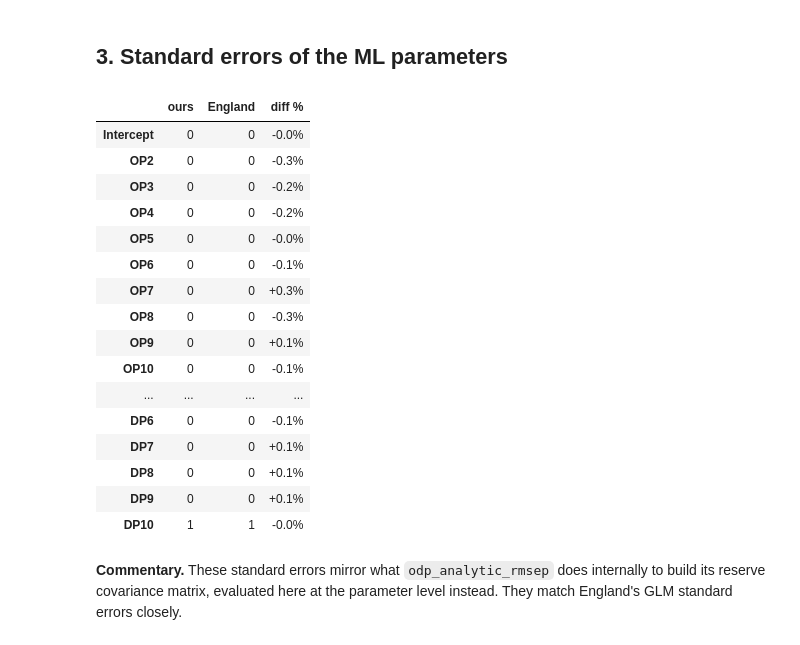
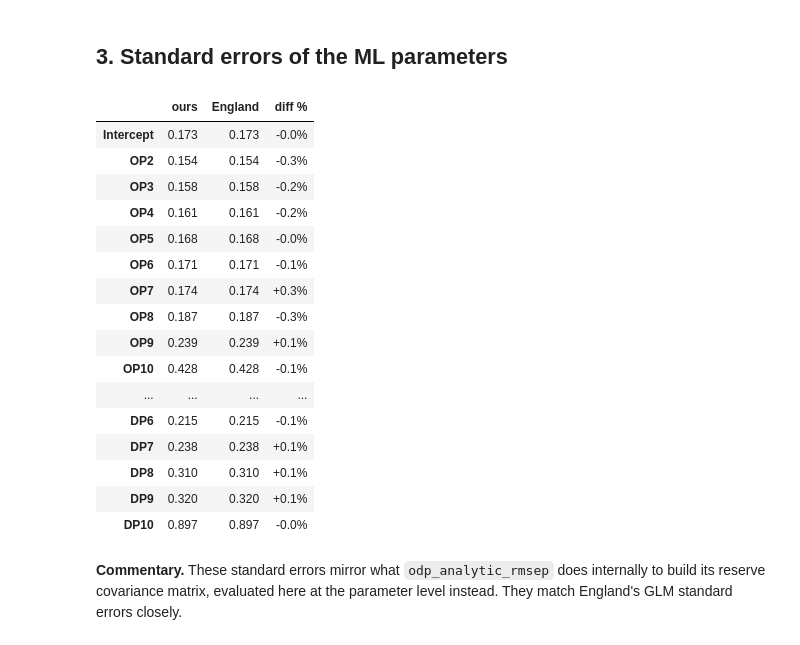
Before and after one commit to problemofpoints/bayesianchainladder, a Jupyter notebook: docs/notebooks/ev_2006_predictive_distributions.ipynb, the cells around one changed output. Cells and saved outputs as stored; diff of their text form; code cells hidden in the pictures.

```diff
--- a/docs/notebooks/ev_2006_predictive_distributions.ipynb
+++ b/docs/notebooks/ev_2006_predictive_distributions.ipynb
@@ -77,6 +77,7 @@ def compare(ours, england, labels=None):
 
 
 COMPARE_FMT = {"ours": "{:,.0f}", "England": "{:,.0f}", "diff %": "{:+.1f}%"}
+DECIMAL_FMT = {"ours": "{:,.3f}", "England": "{:,.3f}", "diff %": "{:+.1f}%"}
 # %% [markdown]
 ## 2. Maximum likelihood: ODP with constant scale
 # %%
@@ -164,37 +165,37 @@ Monte Carlo noise to explain any residual gap.
 # %%
 # `odp_analytic_rmsep` does not expose parameter standard errors on
 # `AnalyticResult`; these are the same ingredients its IRLS fit uses
 # internally (design matrix, fitted mean, scale), assembled here directly.
 cum, _, _ = cumulative_array(tri)
 incr = cumulative_to_incremental(cum)
 n_o, n_d = incr.shape
 X, i_all, j_all = _design_matrix(n_o, n_d)
 obs_mask = ~np.isnan(incr).ravel()
 mu_all = np.exp(X @ odp.coefficients)
 mu_obs = mu_all[obs_mask]
 phi_obs = odp.scale[j_all[obs_mask]]
 X_obs = X[obs_mask]
 parameter_se = np.sqrt(np.diag(np.linalg.inv((X_obs.T * (mu_obs / phi_obs)) @ X_obs)))
 
-display(compare(parameter_se, params["standard_error"], params["labels"]).style.format(COMPARE_FMT))
+display(compare(parameter_se, params["standard_error"], params["labels"]).style.format(DECIMAL_FMT))
 # %% [output]
 |  | ours | England | diff % |
-| Intercept | 0 | 0 | -0.0% |
-| OP2 | 0 | 0 | -0.3% |
-| OP3 | 0 | 0 | -0.2% |
-| OP4 | 0 | 0 | -0.2% |
-| OP5 | 0 | 0 | -0.0% |
-| OP6 | 0 | 0 | -0.1% |
-| OP7 | 0 | 0 | +0.3% |
-| OP8 | 0 | 0 | -0.3% |
-| OP9 | 0 | 0 | +0.1% |
-| OP10 | 0 | 0 | -0.1% |
+| Intercept | 0.173 | 0.173 | -0.0% |
+| OP2 | 0.154 | 0.154 | -0.3% |
+| OP3 | 0.158 | 0.158 | -0.2% |
+| OP4 | 0.161 | 0.161 | -0.2% |
+| OP5 | 0.168 | 0.168 | -0.0% |
+| OP6 | 0.171 | 0.171 | -0.1% |
+| OP7 | 0.174 | 0.174 | +0.3% |
+| OP8 | 0.187 | 0.187 | -0.3% |
+| OP9 | 0.239 | 0.239 | +0.1% |
+| OP10 | 0.428 | 0.428 | -0.1% |
 | ... | ... | ... | ... |
-| DP6 | 0 | 0 | -0.1% |
-| DP7 | 0 | 0 | +0.1% |
-| DP8 | 0 | 0 | +0.1% |
-| DP9 | 0 | 0 | +0.1% |
-| DP10 | 1 | 1 | -0.0% |
+| DP6 | 0.215 | 0.215 | -0.1% |
+| DP7 | 0.238 | 0.238 | +0.1% |
+| DP8 | 0.310 | 0.310 | +0.1% |
+| DP9 | 0.320 | 0.320 | +0.1% |
+| DP10 | 0.897 | 0.897 | -0.0% |
 # %% [markdown]
 **Commentary.** These standard errors mirror what `odp_analytic_rmsep` does
 internally to build its reserve covariance matrix, evaluated here at the
```
Also changed, not shown: parts of 6 cells of this notebook, 3 other files.
